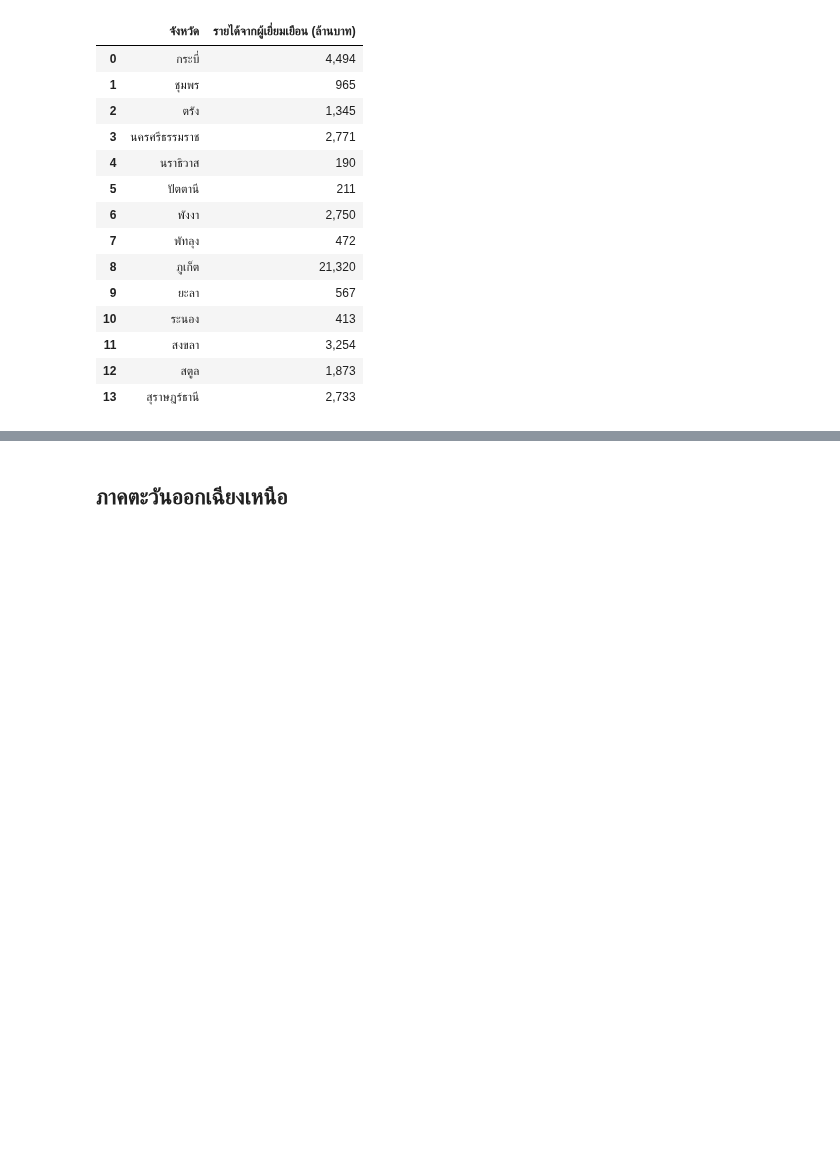
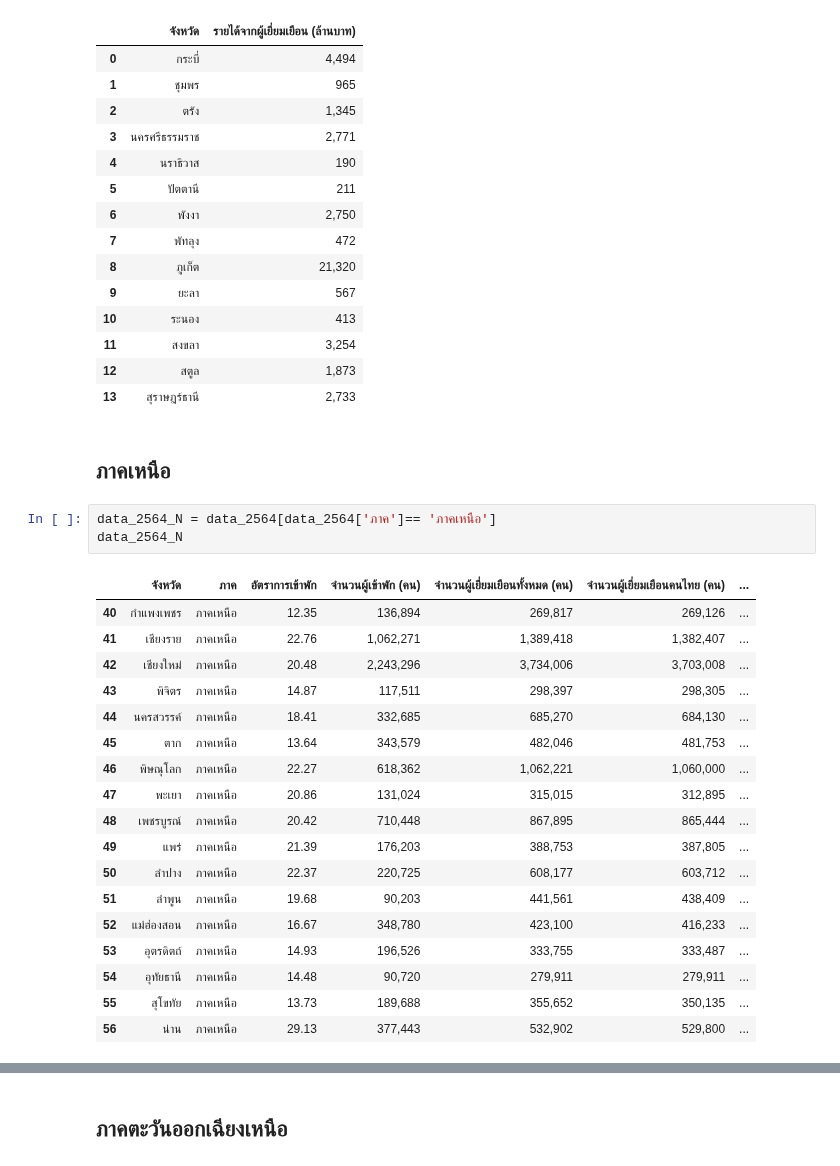
Before and after one commit to SupidchayaTangkidwanich/multivariate, a Jupyter notebook: EDM.ipynb, the cells around one changed output, grey strips where cells are left out. Cells and saved outputs as stored; diff of their text form; blank space fills up the shorter version.

```diff
--- a/EDM.ipynb
+++ b/EDM.ipynb
@@ -666,3 +666,27 @@ data_2564_S_2_max_noindex
 | 11 | สงขลา | 3,254 |
 | 12 | สตูล | 1,873 |
 | 13 | สุราษฎร์ธานี | 2,733 |
+# %% [markdown]
+## ภาคเหนือ
+# %%
+data_2564_N = data_2564[data_2564['ภาค']== 'ภาคเหนือ']
+data_2564_N
+# %% [output]
+|  | จังหวัด | ภาค | อัตราการเข้าพัก | จำนวนผู้เข้าพัก (คน) | จำนวนผู้เยี่ยมเยือนทั้งหมด (คน) | จำนวนผู้เยี่ยมเยือนคนไทย (คน) | ... |
+| 40 | กำแพงเพชร | ภาคเหนือ | 12.35 | 136,894 | 269,817 | 269,126 | ... |
+| 41 | เชียงราย | ภาคเหนือ | 22.76 | 1,062,271 | 1,389,418 | 1,382,407 | ... |
+| 42 | เชียงใหม่ | ภาคเหนือ | 20.48 | 2,243,296 | 3,734,006 | 3,703,008 | ... |
+| 43 | พิจิตร | ภาคเหนือ | 14.87 | 117,511 | 298,397 | 298,305 | ... |
+| 44 | นครสวรรค์ | ภาคเหนือ | 18.41 | 332,685 | 685,270 | 684,130 | ... |
+| 45 | ตาก | ภาคเหนือ | 13.64 | 343,579 | 482,046 | 481,753 | ... |
+| 46 | พิษณุโลก | ภาคเหนือ | 22.27 | 618,362 | 1,062,221 | 1,060,000 | ... |
+| 47 | พะเยา | ภาคเหนือ | 20.86 | 131,024 | 315,015 | 312,895 | ... |
+| 48 | เพชรบูรณ์ | ภาคเหนือ | 20.42 | 710,448 | 867,895 | 865,444 | ... |
+| 49 | แพร่ | ภาคเหนือ | 21.39 | 176,203 | 388,753 | 387,805 | ... |
+| 50 | ลำปาง | ภาคเหนือ | 22.37 | 220,725 | 608,177 | 603,712 | ... |
+| 51 | ลำพูน | ภาคเหนือ | 19.68 | 90,203 | 441,561 | 438,409 | ... |
+| 52 | แม่ฮ่องสอน | ภาคเหนือ | 16.67 | 348,780 | 423,100 | 416,233 | ... |
+| 53 | อุตรดิตถ์ | ภาคเหนือ | 14.93 | 196,526 | 333,755 | 333,487 | ... |
+| 54 | อุทัยธานี | ภาคเหนือ | 14.48 | 90,720 | 279,911 | 279,911 | ... |
+| 55 | สุโขทัย | ภาคเหนือ | 13.73 | 189,688 | 355,652 | 350,135 | ... |
+| 56 | น่าน | ภาคเหนือ | 29.13 | 377,443 | 532,902 | 529,800 | ... |
```
Also changed, not shown: parts of 10 cells of this notebook.
